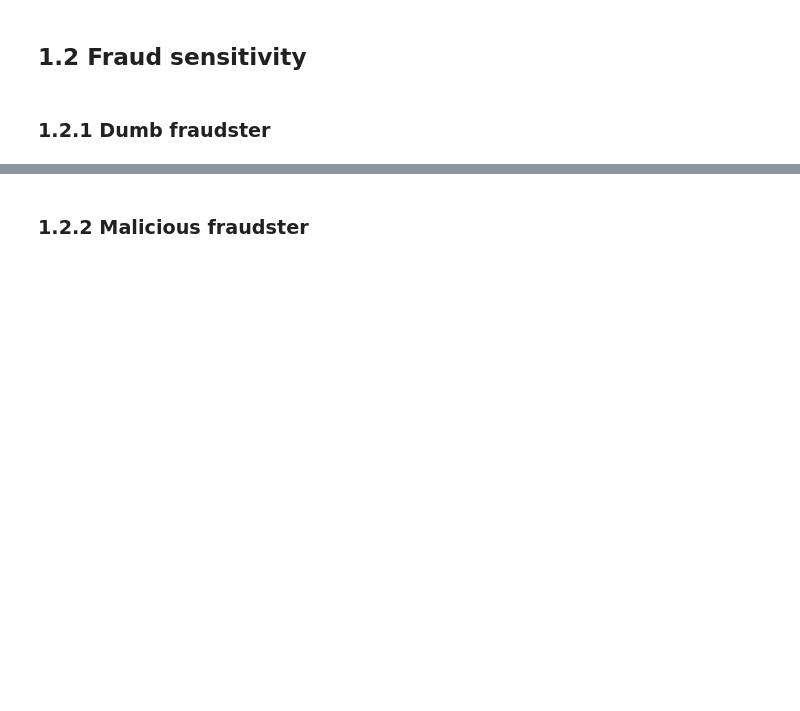
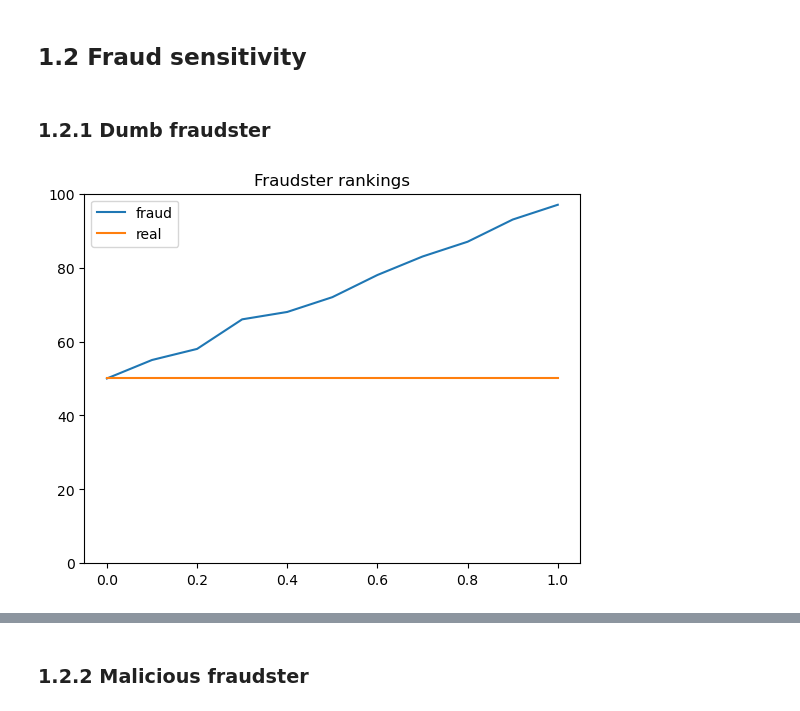
Before and after one commit to PierrickLeroy/mma-graph, a Jupyter notebook: analysis.ipynb, the cells around one changed output, grey strips where cells are left out. Saved outputs shown, nothing was run; the diff lists cells and outputs as text; code cells hidden in the pictures; blank space fills up the shorter version.

Commit message:
fraud sensitivity analysis completed

```diff
--- a/analysis.ipynb
+++ b/analysis.ipynb
@@ -39,3 +37,8 @@ l_ranking_performance = []
+# %%
+# to save results we will use these lists
+
+l_ranking_performance = []
+l_fraudster_rankings = []
 # %% [markdown]
 # 1 Random network
 # %% [markdown]
@@ -420,3 +423,29 @@ Spearman correlation     mean:0.865, std:0.029
 ## 1.2 Fraud sensitivity
 # %% [markdown]
 ### 1.2.1 Dumb fraudster
+# %%
+# delta degrees
+
+l2 = []
+for fraud_proba in LIST_FRAUD_PROBABILITIES:
+    l1 = []
+    for i in range(LEN_TEST_DATASET):
+        with open(f"data/synthetic-dataset/random-net-dumb-fraudster/test/{fraud_proba}/G_{i}.pickle", "rb") as f:
+            G = pickle.load(f)
+        ratings = ap.rate_deltaDegrees(G)
+        l1.append(ratings)
+    l2.append(l1)
+a = np.array(l2)
+fraudster_rankings = np.nonzero(np.argsort(a.mean(axis=1))==FRAUDSTER_INDEX)[1]
+
+plt.title("Fraudster rankings")
+plt.plot(LIST_FRAUD_PROBABILITIES, fraudster_rankings, label="fraud")
+plt.plot(LIST_FRAUD_PROBABILITIES, [FRAUDSTER_INDEX for _ in range(len(fraudster_rankings))], label="real")
+plt.legend()
+plt.ylim([0,N])
+l_fraudster_rankings.append({"network":"random",
+                             "method":"delta degrees",
+                             "fraudster_type":"dumb",
+                             "fraudster_rankings":fraudster_rankings})
+# %% [output]
+[figure, added]
```
Also changed, not shown: parts of 45 cells of this notebook, 2 other files.
